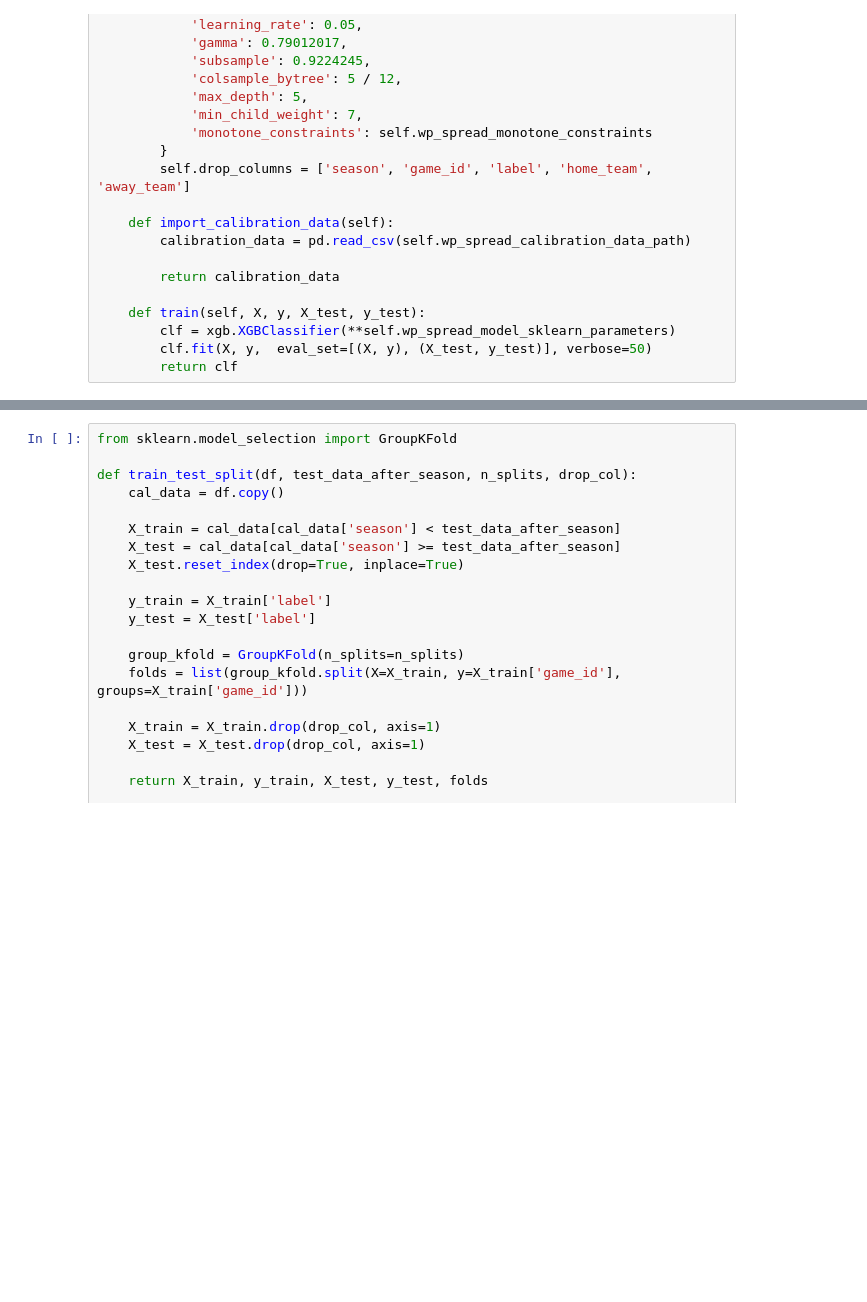
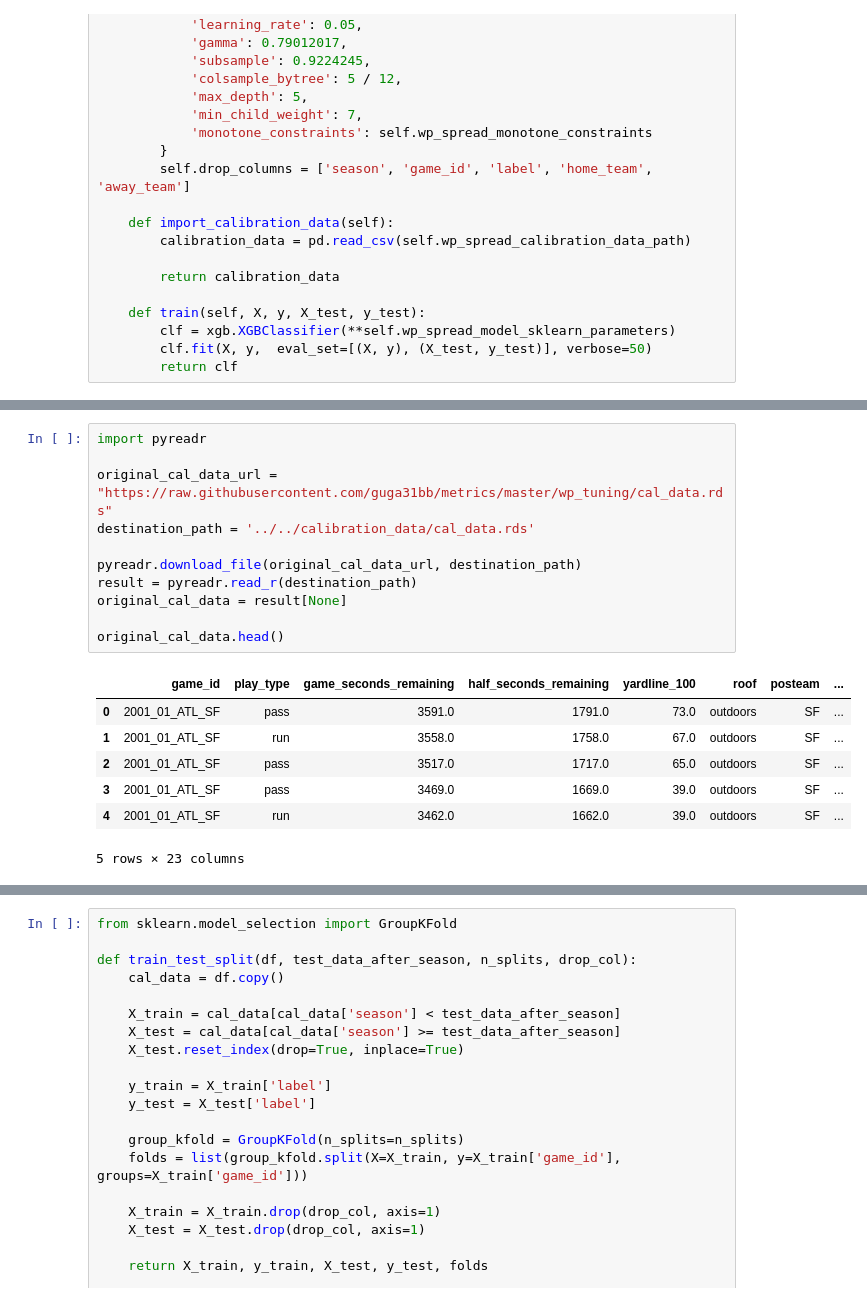
Before and after one commit to jonathanelbailey/nfl-data-models, a Jupyter notebook: notebooks/exploration/eda_nfl_wp_models.ipynb, the cells around one changed output, grey strips where cells are left out. Cells and saved outputs as stored; diff of their text form; blank space fills up the shorter version.

```diff
--- a/notebooks/exploration/eda_nfl_wp_models.ipynb
+++ b/notebooks/exploration/eda_nfl_wp_models.ipynb
@@ -56,0 +119,19 @@ class WPModel:
+# %%
+import pyreadr
+
+original_cal_data_url = "https://raw.githubusercontent.com/guga31bb/metrics/master/wp_tuning/cal_data.rds"
+destination_path = '../../calibration_data/cal_data.rds'
+
+pyreadr.download_file(original_cal_data_url, destination_path)
+result = pyreadr.read_r(destination_path)
+original_cal_data = result[None]
+
+original_cal_data.head()
+# %% [output]
+|  | game_id | play_type | game_seconds_remaining | half_seconds_remaining | yardline_100 | roof | posteam | ... |
+| 0 | 2001_01_ATL_SF | pass | 3591.0 | 1791.0 | 73.0 | outdoors | SF | ... |
+| 1 | 2001_01_ATL_SF | run | 3558.0 | 1758.0 | 67.0 | outdoors | SF | ... |
+| 2 | 2001_01_ATL_SF | pass | 3517.0 | 1717.0 | 65.0 | outdoors | SF | ... |
+| 3 | 2001_01_ATL_SF | pass | 3469.0 | 1669.0 | 39.0 | outdoors | SF | ... |
+| 4 | 2001_01_ATL_SF | run | 3462.0 | 1662.0 | 39.0 | outdoors | SF | ... |
+5 rows × 23 columns
```
Also changed, not shown: parts of 12 cells of this notebook.
